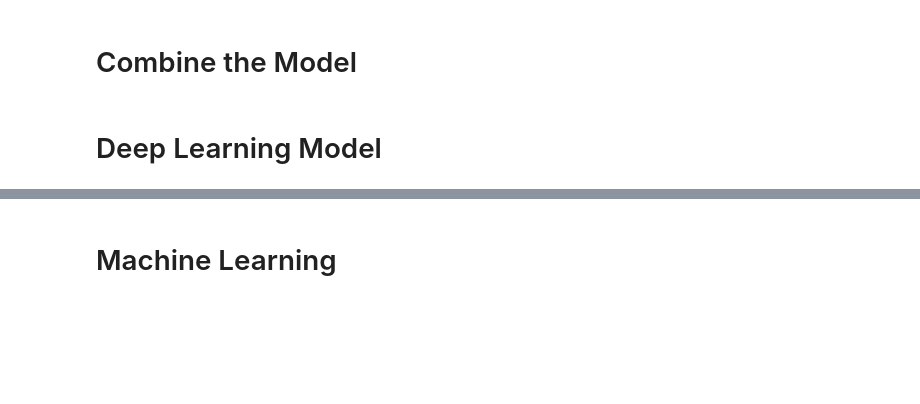
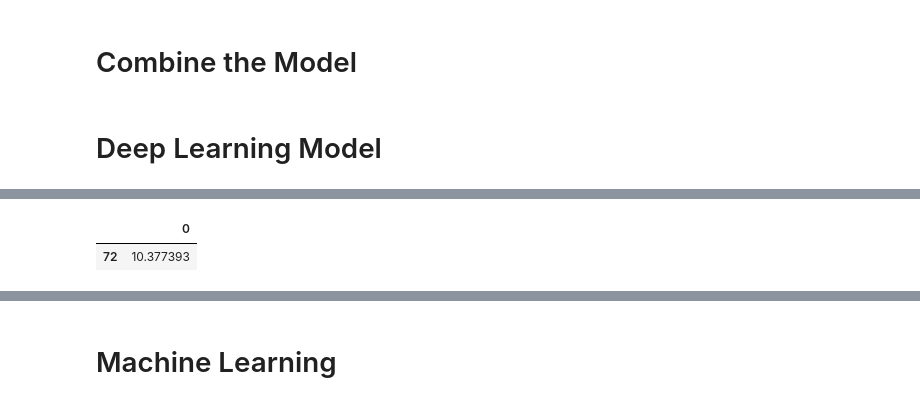
Before and after one commit to Murad460/Data_Science_Projects, a Jupyter notebook: combine-trajectory-data.ipynb, the cells around one changed output, grey strips where cells are left out. Cells and saved outputs as stored; diff of their text form; code cells hidden in the pictures; blank space fills up the shorter version.

```diff
--- a/combine-trajectory-data.ipynb
+++ b/combine-trajectory-data.ipynb
@@ -880,0 +968,2 @@ accuracy of Sequential model: 0.8418442606925964
+# %%
+ref=pd.read_csv("/kaggle/input/ref12-12/ref.csv")
@@ -880,0 +972,5 @@ accuracy of Sequential model: 0.8418442606925964
+# %%
+ref.sa
+# %% [output]
+|  | 0 |
+| 72 | 10.377393 |
```
Also changed, not shown: parts of 71 cells of this notebook.
